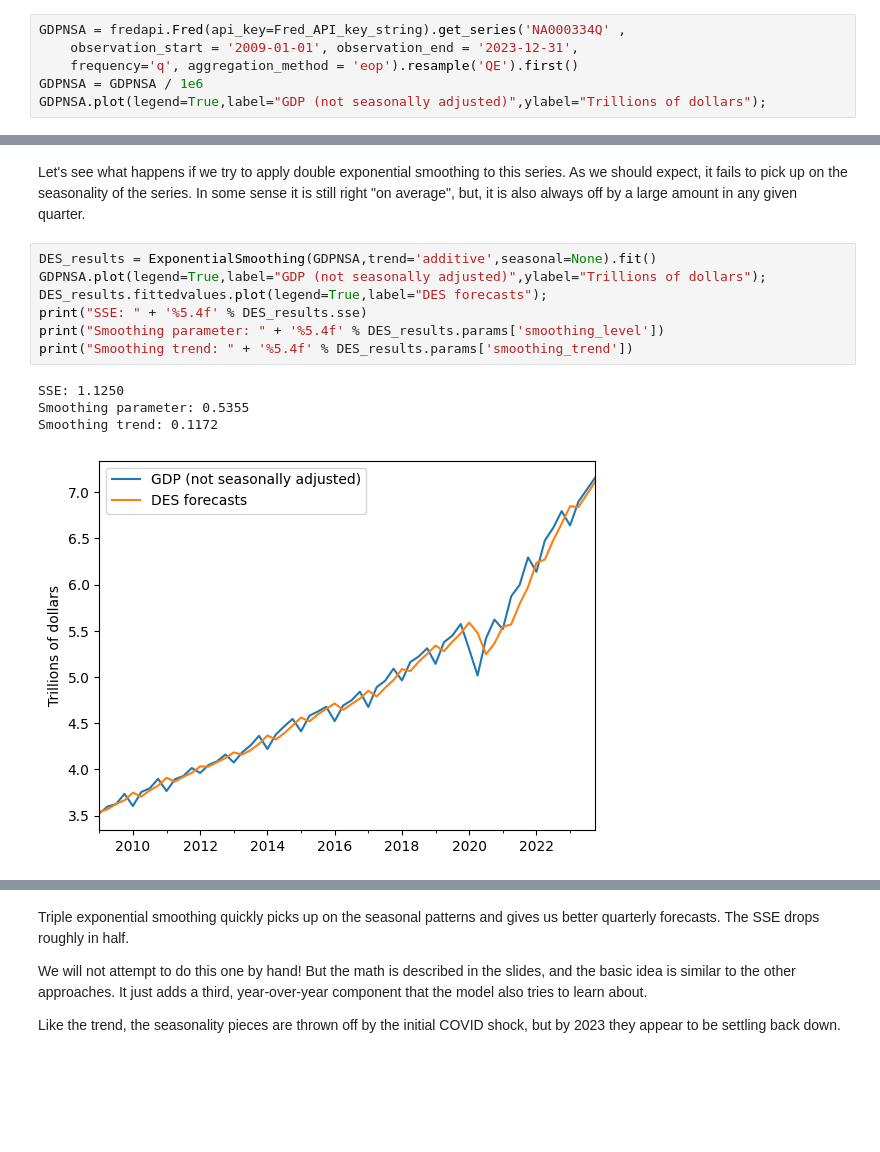
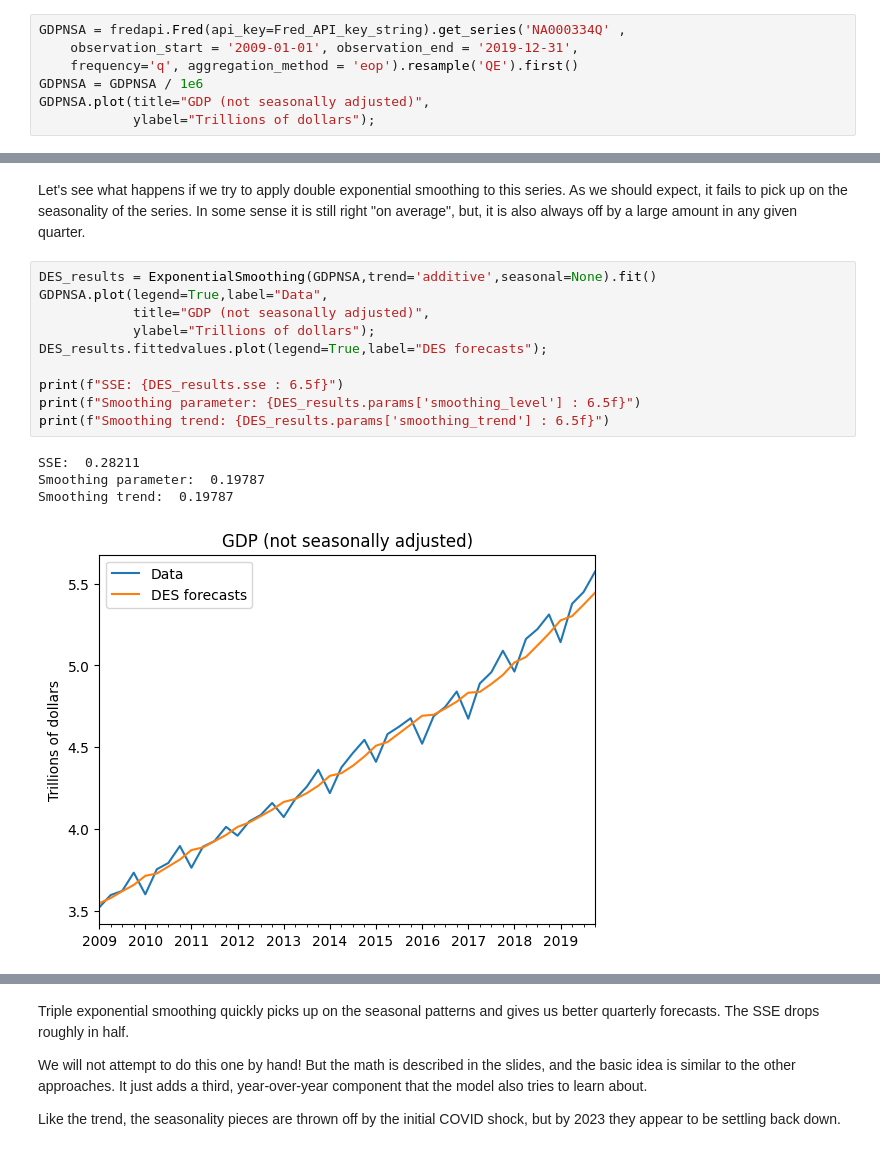
Before and after one commit to wgjm1986/FIN657, a Jupyter notebook: Week 2 - Exponential smoothing/Exponential smoothing.ipynb, the cells around one changed output, grey strips where cells are left out. Cells and saved outputs as stored; diff of their text form; blank space fills up the shorter version.

```diff
--- a/Week 2 - Exponential smoothing/Exponential smoothing.ipynb
+++ b/Week 2 - Exponential smoothing/Exponential smoothing.ipynb
@@ -319,7 +289,8 @@ So to make it comparable with the results using seasonally-adjusted data, we div
 # %%
 GDPNSA = fredapi.Fred(api_key=Fred_API_key_string).get_series('NA000334Q' ,
-    observation_start = '2009-01-01', observation_end = '2023-12-31',
+    observation_start = '2009-01-01', observation_end = '2019-12-31',
     frequency='q', aggregation_method = 'eop').resample('QE').first()
 GDPNSA = GDPNSA / 1e6
-GDPNSA.plot(legend=True,label="GDP (not seasonally adjusted)",ylabel="Trillions of dollars");
+GDPNSA.plot(title="GDP (not seasonally adjusted)",
+            ylabel="Trillions of dollars");
 # %% [output]
@@ -330,13 +301,16 @@ As we should expect, it fails to pick up on the seasonality of the series.
 In some sense it is still right "on average", but, it is also always off by a large amount in any given quarter.
 # %%
 DES_results = ExponentialSmoothing(GDPNSA,trend='additive',seasonal=None).fit()
-GDPNSA.plot(legend=True,label="GDP (not seasonally adjusted)",ylabel="Trillions of dollars");
+GDPNSA.plot(legend=True,label="Data",
+            title="GDP (not seasonally adjusted)",
+            ylabel="Trillions of dollars");
 DES_results.fittedvalues.plot(legend=True,label="DES forecasts");
-print("SSE: " + '%5.4f' % DES_results.sse)
-print("Smoothing parameter: " + '%5.4f' % DES_results.params['smoothing_level'])
-print("Smoothing trend: " + '%5.4f' % DES_results.params['smoothing_trend'])
+
+print(f"SSE: {DES_results.sse : 6.5f}")
+print(f"Smoothing parameter: {DES_results.params['smoothing_level'] : 6.5f}")
+print(f"Smoothing trend: {DES_results.params['smoothing_trend'] : 6.5f}")
 # %% [output]
-SSE: 1.1250
-Smoothing parameter: 0.5355
-Smoothing trend: 0.1172
+SSE:  0.28211
+Smoothing parameter:  0.19787
+Smoothing trend:  0.19787
-[figure, old version]
+[figure, new version]
```
Also changed, not shown: parts of 65 cells of this notebook, 14 other files.
